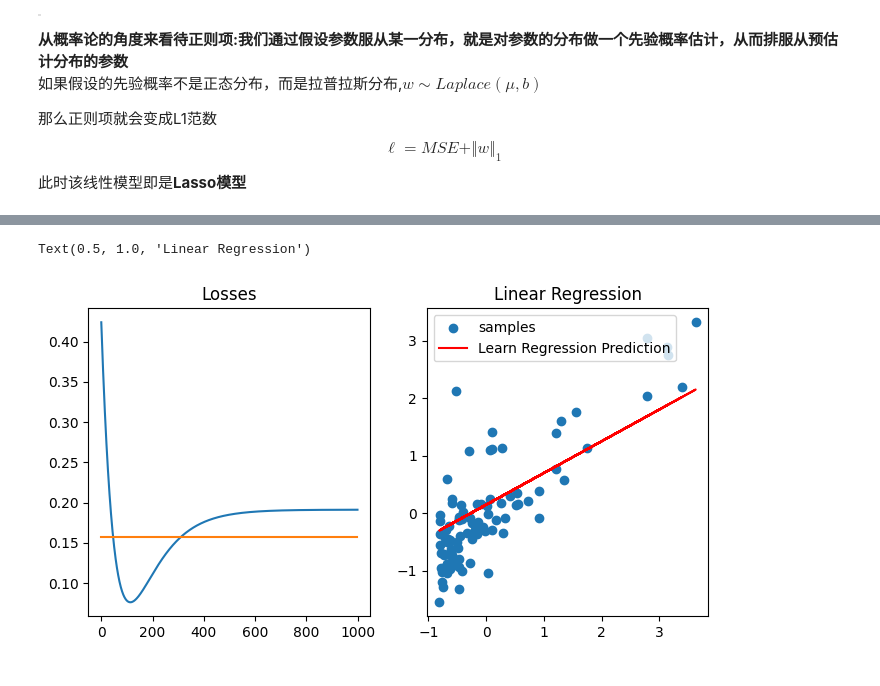
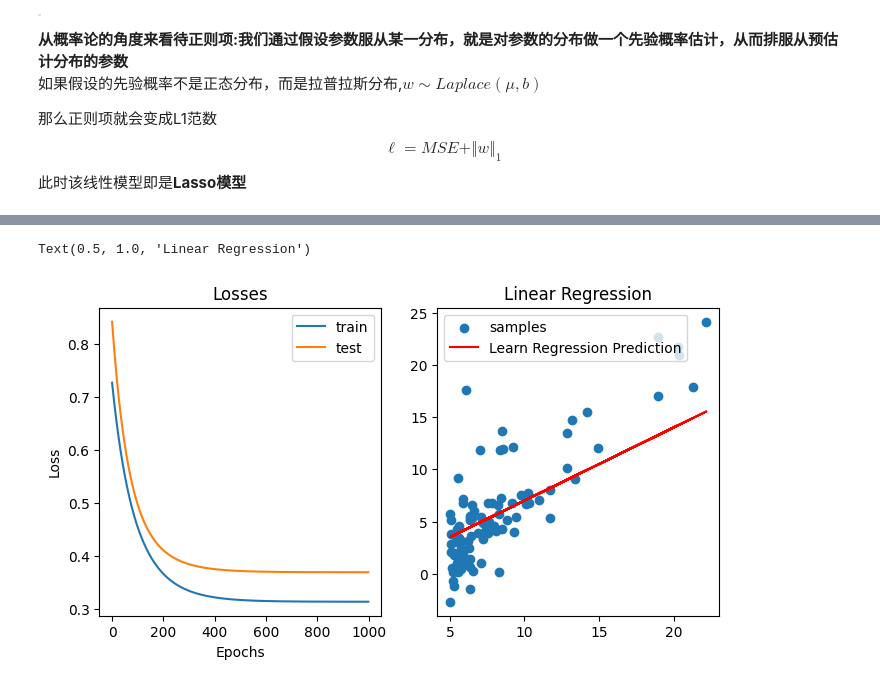
Before and after one commit to roseee-e/ML-homework, a Jupyter notebook: 第三次作业/张丁文_2200170271.ipynb, the cells around one changed output, grey strips where cells are left out. Saved outputs shown, nothing was run; the diff lists cells and outputs as text; code cells hidden in the pictures.

```diff
--- a/第三次作业/张丁文_2200170271.ipynb
+++ b/第三次作业/张丁文_2200170271.ipynb
@@ -87,11 +87,10 @@ $$
 import pandas as pd
 import numpy as np
 data = pd.read_csv('/home/zdw/python/machine_learning/data/regress_data1.csv')
-x=data['人口']
-y=data['收益']
-x=(x-x.mean())/x.std()
-y=(y-y.mean())/y.std()
-print(f'{data.shape=}\n{x.shape=}\n{y.shape=} ')
+Feature=data['人口']
+label=data['收益']
+
+print(f'{data.shape=}\n{Feature.shape=}\n{label.shape=} ')
 print(data.head(10))
 # %% [output]
 data.shape=(97, 2)
@@ -129,7 +126,6 @@ class LinearRegression:
         self.iters = iters
         self.w = None
         self.b = None
-        self.train_loss = []
 
     def init(self, n_features):
         self.w = np.random.randn(n_features, 1)
@@ -137,59 +133,70 @@ class LinearRegression:
 
     def loss(self, y_true, y_hat):
         n_samples = y_true.shape[0]
         return np.mean((y_true - y_hat) ** 2)/n_samples+0.5*np.sum(self.w**2)
 
     def forward(self, X):
         return X@self.w + self.b
 
     def gradient(self, X, y, n_samples, y_hat, alpha):
         dw = (-1/n_samples) * (X.T@(y - y_hat))-alpha*self.w
         db = (-2/n_samples) * np.sum(y - y_hat)
         return dw, db
 
     def update(self, X, y, y_hat, n_samples, alpha):
         dw, db = self.gradient(X, y, n_samples, y_hat, alpha)
         self.w -= self.lr * dw
         self.b -= self.lr * db
 
-    def fit(self, X, y, alpha=0.1):
-        n_samples, n_features = X.shape
-        self.init(n_features)
-        for _ in range(self.iters):
-            y_hat = self.forward(X)
-            loss = self.loss(y, y_hat)
-            self.train_loss.append(loss)
-            self.update(X, y, y_hat, n_samples, alpha)
-        return self
+
+def fit(model: LinearRegression, X_train, X_test, train_losses, Y_train, Y_test, test_losses, alpha=0.1):
+    n_samples, n_features = X_train.shape
+    model.init(n_features)
+    for _ in range(model.iters):
+        y_hat = model.forward(X_train)
+        train_loss = model.loss(Y_train, y_hat)
+        train_losses.append(train_loss)
+        test_loss=model.loss(Y_test, model.forward(X_test))
+        test_losses.append(test_loss)
+        model.update(X_train, Y_train, y_hat, n_samples, alpha)
+
+X=None
+Y=None
+if not isinstance(Feature, np.ndarray) and not isinstance(Y, np.ndarray):
+    X = Feature.values.reshape(-1, 1)
+    Y = label.values.reshape(-1, 1)
 
 
-processed = 0
-X = None
-Y = None
-if not processed:
-    X = x.values.reshape(-1, 1)
-    Y = y.values.reshape(-1, 1)
-    processed = 1
 my_regression = LinearRegression(lr=0.01, iters=1000)
+X_train, X_test, Y_train, Y_test = train_test_split(X, Y, test_size=0.9)
+train_losses=[]
+test_losses = []
+# normalize data
+X_train=(X_train-X_train.mean())/X_train.std()
+X_test=(X_test-X_train.mean())/X_train.std()
+Y_train=(Y_train-Y_train.mean())/Y_train.std()
+Y_test=(Y_test-Y_train.mean())/Y_train.std()
 
-X_train, X_test, Y_train, Y_test = train_test_split(X, Y, test_size=0.9)
-my_regression.fit(X_train, Y_train)
-test_loss = []
-for _ in range(len(my_regression.train_loss)):
-    test_loss.append(my_regression.loss(Y_test, my_regression.forward(X_test)))
-
+fit(my_regression,X_train, X_test,train_losses, Y_train, Y_test, test_losses)
 
 fig, axis = plt.subplots(1, 2, figsize=(8, 4))
-axis[0].plot(my_regression.train_loss)
-axis[0].plot(test_loss)
+axis[0].plot(train_losses)
+axis[0].plot(test_losses)
 axis[0].set_title('Losses')
-axis[1].scatter(X, Y)
+axis[0].legend(['train', 'test'])
+axis[0].set_xlabel('Epochs')
+axis[0].set_ylabel('Loss')
+
+X=(X-X_train.mean())/X_train.std()
+Y=(Y-Y_train.mean())/Y_train.std()
+
+axis[1].scatter(X,Y)
 axis[1].plot(X, my_regression.forward(X), color='red')
 axis[1].legend(['samples', 'Learn Regression Prediction'])
 axis[1].set_title('Linear Regression')
 # %% [output]
 Text(0.5, 1.0, 'Linear Regression')
-[figure, old version]
+[figure, new version]
 # %%
 # least square fitting
 import sklearn.linear_model
```
Also changed, not shown: parts of 3 cells of this notebook.
